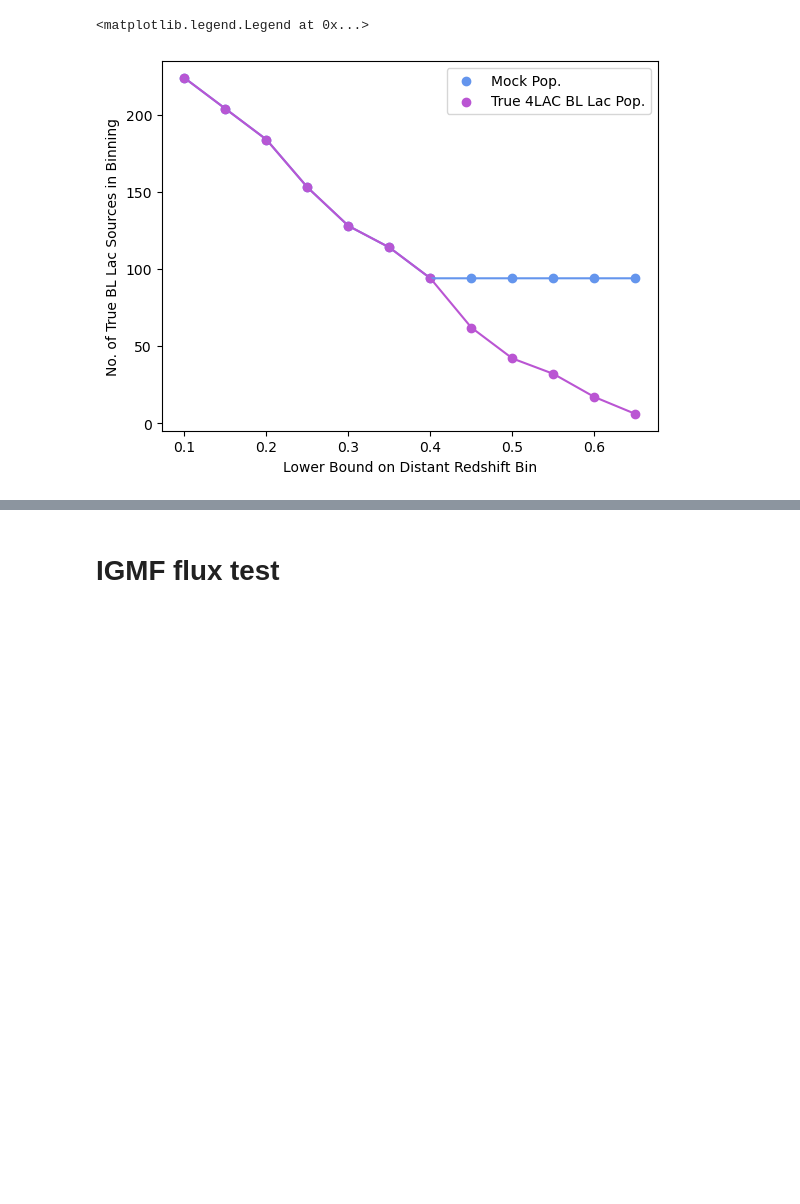
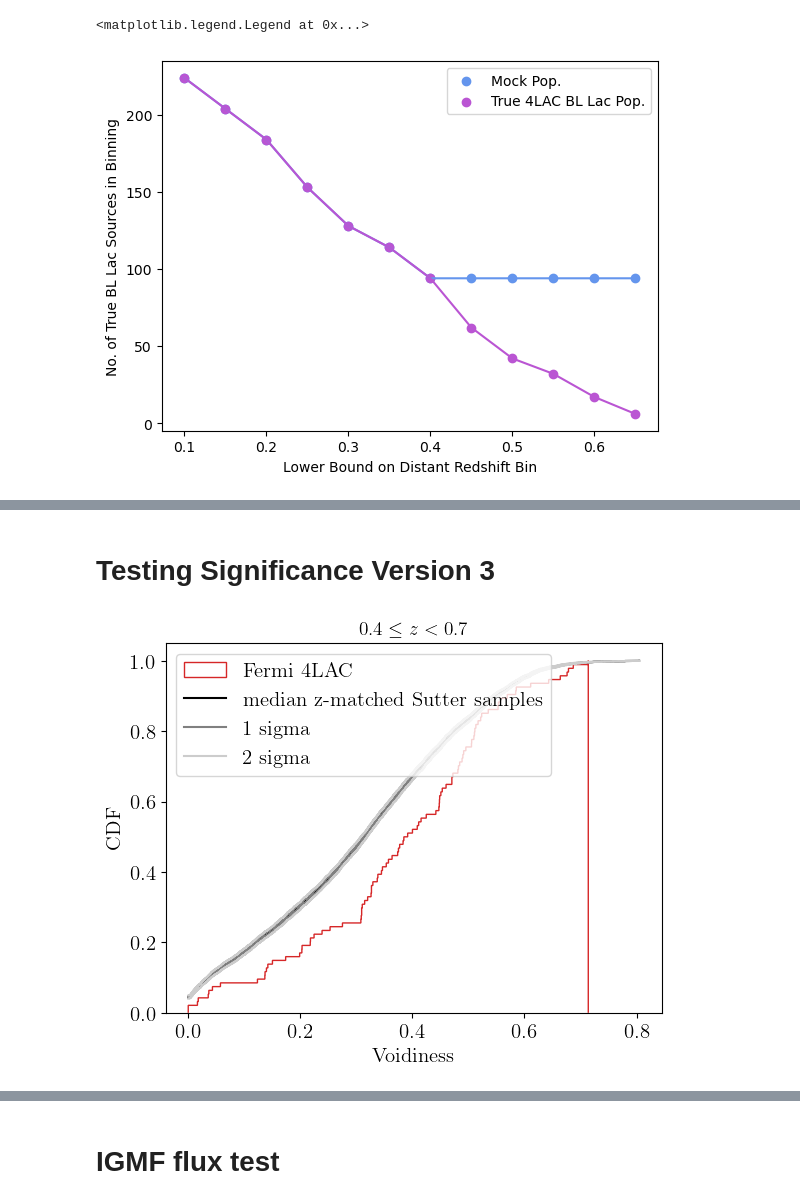
Before and after one commit to ojackson5150/GRS_voids, a Jupyter notebook: Jackson et. al. (202x)/blac_analysis.ipynb, the cells around one changed output, grey strips where cells are left out. Cells and saved outputs as stored; diff of their text form; code cells hidden in the pictures; blank space fills up the shorter version.

```diff
--- a/Jackson et. al. (202x)/blac_analysis.ipynb
+++ b/Jackson et. al. (202x)/blac_analysis.ipynb
@@ -1278,0 +1324,2 @@ ax1.legend(lines, labels, loc='upper right')
+# %% [markdown]
+# Testing Significance Version 3
@@ -1278,0 +1344,4 @@ ax1.legend(lines, labels, loc='upper right')
+# %%
+test = fits.open('exported_dataFrames/SDSSsutter_04-07_z-matched_bll.fits')
+test_data = test[1].data
+test_col = test[1].columns
@@ -1278,0 +1351,54 @@ ax1.legend(lines, labels, loc='upper right')
+# %%
+sdss = pd.DataFrame()
+for i in range(499):
+    if i == 0:
+        sdss['Voidiness' + str(i)] = test_data['Voidiness' + str(i+1)]
+        sdss['z' + str(i)] = test_data['Redshift' + str(i+1)]
+    else:
+        sdss['Voidiness' + str(i)] = test_data['Voidiness' + str(i)]
+        sdss['z' + str(i)] = test_data['Redshift' + str(i)]
+# %%
+nbins = 2000
+all_hist = [0]*499
+for i in range(499):
+    if i == 0:
+        aa = plt.hist(tbdata["Voidiness"+str(i+1)],bins=nbins,cumulative=True,density=True, fill=False,histtype='step',color='0.5',lw=2,alpha=0.)
+        bins = aa[1]
+        all_hist[i] = list(aa[0])
+    else:
+        all_hist[i] = list(plt.hist(tbdata["Voidiness"+str(i+1)],bins=nbins,cumulative=True,density=True, fill=False,histtype='step',color='0.5',lw=2,alpha=0.)[0])
+
+
+ax = plt.gca()
+ax.hist(fourlac.Voidiness,fill=False,bins=nbins,cumulative=True,density=True, histtype='step',color=cmap(3),label="Fermi 4LAC")
+
+
+#fix_hist_step_vertical_line_at_end(ax)
+
+all_hist = np.array(all_hist)
+median = np.zeros(nbins)
+Onesigma_low = np.zeros(nbins)
+Onesigma_up = np.zeros(nbins)
+Twosigma_low = np.zeros(nbins)
+Twosigma_up = np.zeros(nbins)
+for i in range(nbins):
+    median[i] = np.percentile(all_hist[:,i], 50)#np.median(all_hist[:,i])
+    Onesigma_up[i] = np.percentile(all_hist[:,i], stats.norm.cdf(1)*100)
+    Onesigma_low[i] = np.percentile(all_hist[:,i], stats.norm.cdf(-1)*100)
+    Twosigma_up[i] = np.percentile(all_hist[:,i], stats.norm.cdf(2)*100)
+    Twosigma_low[i] = np.percentile(all_hist[:,i], stats.norm.cdf(-2)*100)
+
+#plt.hist(median,bins=nbins,density=True, fill=False,histtype='step',color='b')
+binstep = (bins[0] + bins[1])
+plt.plot(bins[:-1]+binstep/2, median, color="0", ds="steps-mid", label="median z-matched Sutter samples")
+plt.plot(bins[:-1]+binstep/2, Onesigma_low, color="0.5", ds="steps-mid",label="1 sigma")
+plt.plot(bins[:-1]+binstep/2, Onesigma_up, color="0.5", ds="steps-mid")
+plt.plot(bins[:-1]+binstep/2, Twosigma_low, color="0.8", ds="steps-mid",label="2 sigma")
+plt.plot(bins[:-1]+binstep/2, Twosigma_up, color="0.8", ds="steps-mid")
+plt.xlabel(r'Voidiness')
+plt.ylabel(r'CDF')
+plt.legend(loc="upper left")
+plt.title(r'$0.4 \leq z < 0.7$', fontsize = 14)
+plt.show()
+# %% [output]
+[figure, added]
```
Also changed, not shown: parts of 18 cells of this notebook.
